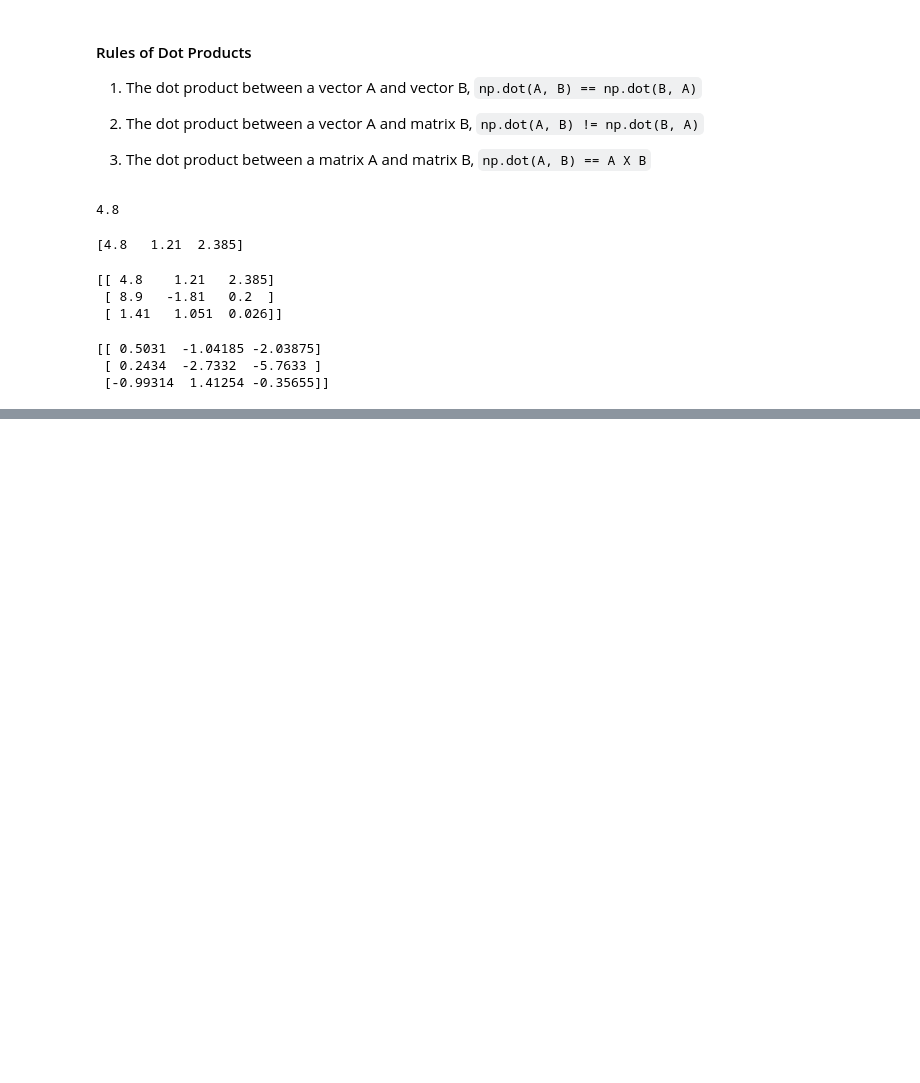
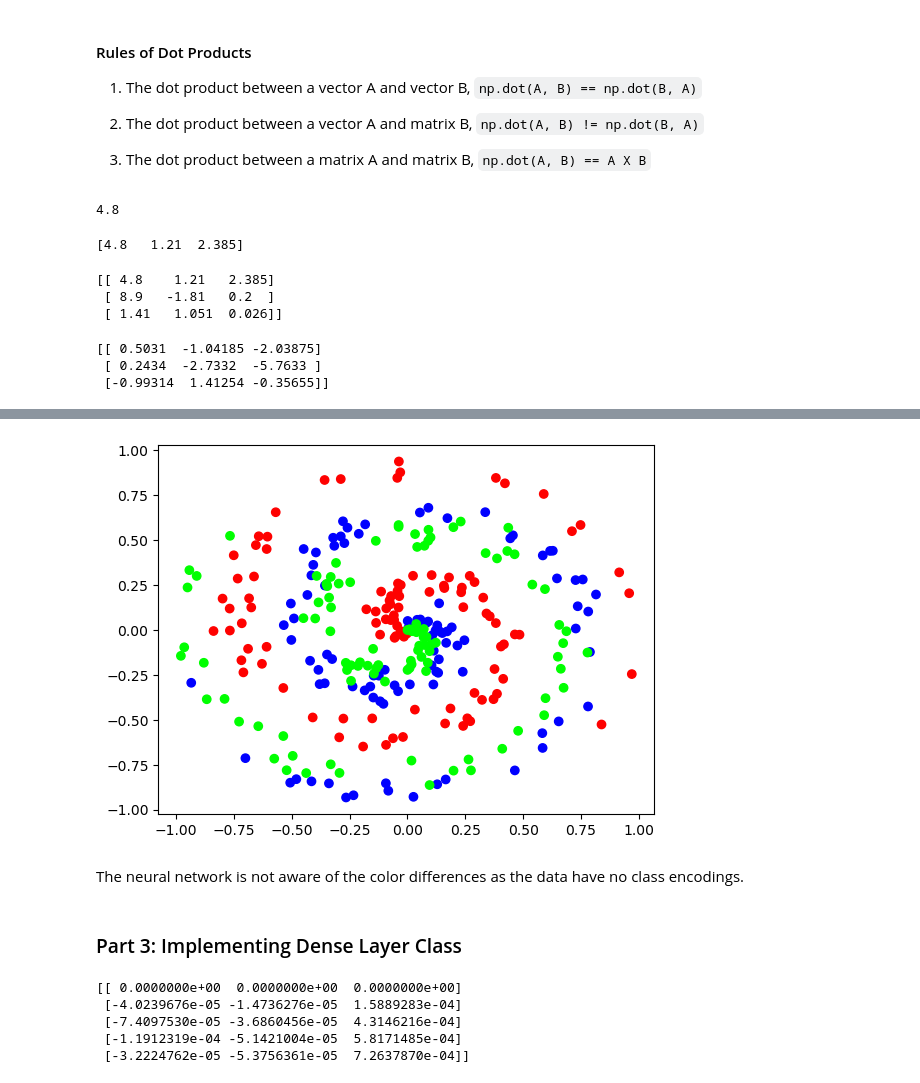
Before and after one commit to BenGJ10/Deep-Learning-Algorithms, a Jupyter notebook: Neural Networks from Scratch.ipynb, the cells around one changed output, grey strips where cells are left out. Saved outputs shown, nothing was run; the diff lists cells and outputs as text; code cells hidden in the pictures; blank space fills up the shorter version.

Commit message:
Implemented forward pass

```diff
--- a/Neural Networks from Scratch.ipynb
+++ b/Neural Networks from Scratch.ipynb
@@ -198,0 +213,9 @@ print(layer2_outputs)
+# %%
+plt.scatter(X[:, 0], X[:, 1], c = Y, cmap = 'brg')
+plt.show()
+# %% [output]
+[figure, added]
+# %% [markdown]
+The neural network is not aware of the color differences as the data have no class encodings.
+# %% [markdown]
+### Part 3: Implementing Dense Layer Class
@@ -198,0 +236,17 @@ print(layer2_outputs)
+# %%
+# Creating dataset
+X, Y = spiral_data(samples = 100, classes = 3)
+
+# Create Dense layer with 2 input features and 3 output values
+dense_layer1 = DenseLayer(2, 3)
+
+# Performing forward propagation of our training data through this layer
+dense_layer1.forward(X)
+
+print(dense_layer1.output[:5])
+# %% [output]
+[[ 0.0000000e+00  0.0000000e+00  0.0000000e+00]
+ [-4.0239676e-05 -1.4736276e-05  1.5889283e-04]
+ [-7.4097530e-05 -3.6860456e-05  4.3146216e-04]
+ [-1.1912319e-04 -5.1421004e-05  5.8171485e-04]
+ [-3.2224762e-05 -5.3756361e-05  7.2637870e-04]]
```
Also changed, not shown: parts of 2 cells of this notebook.
